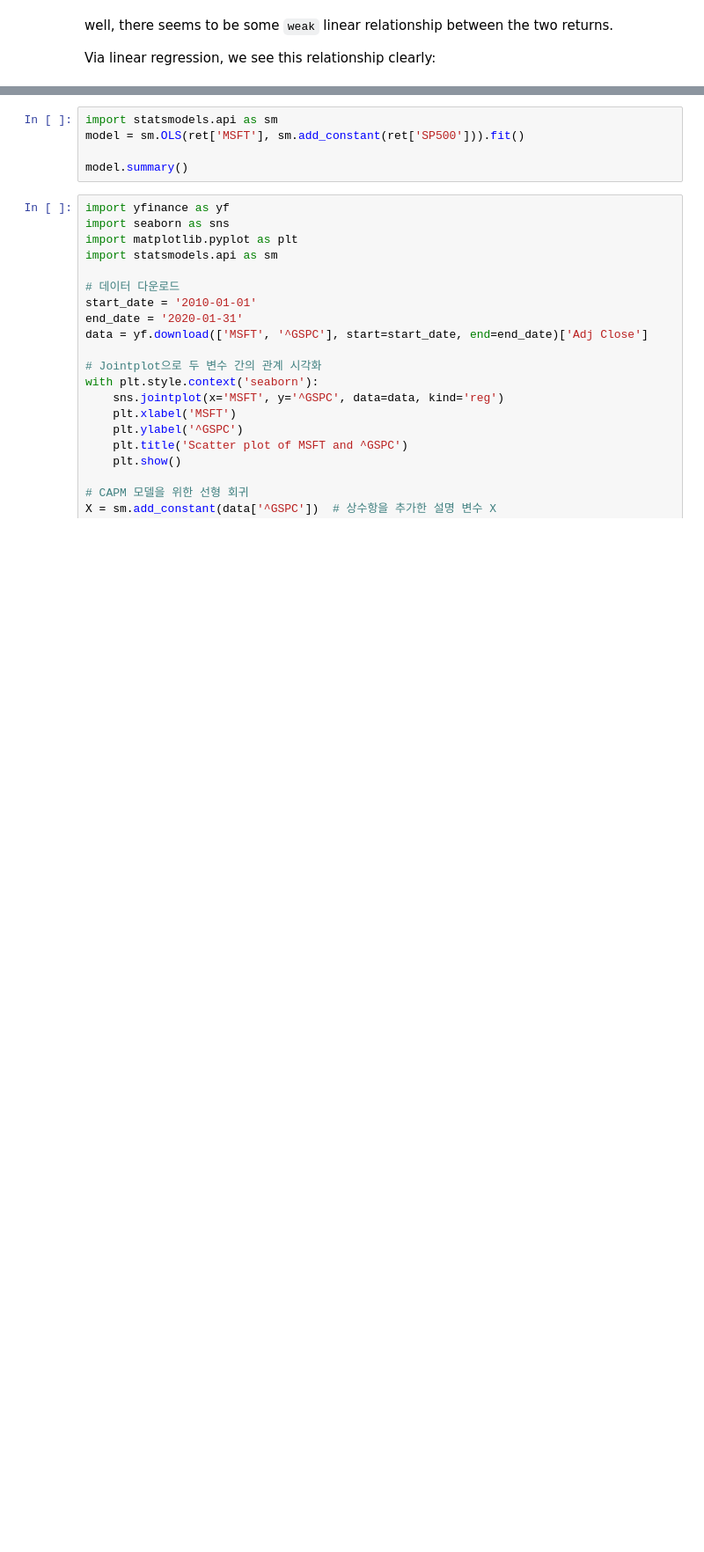
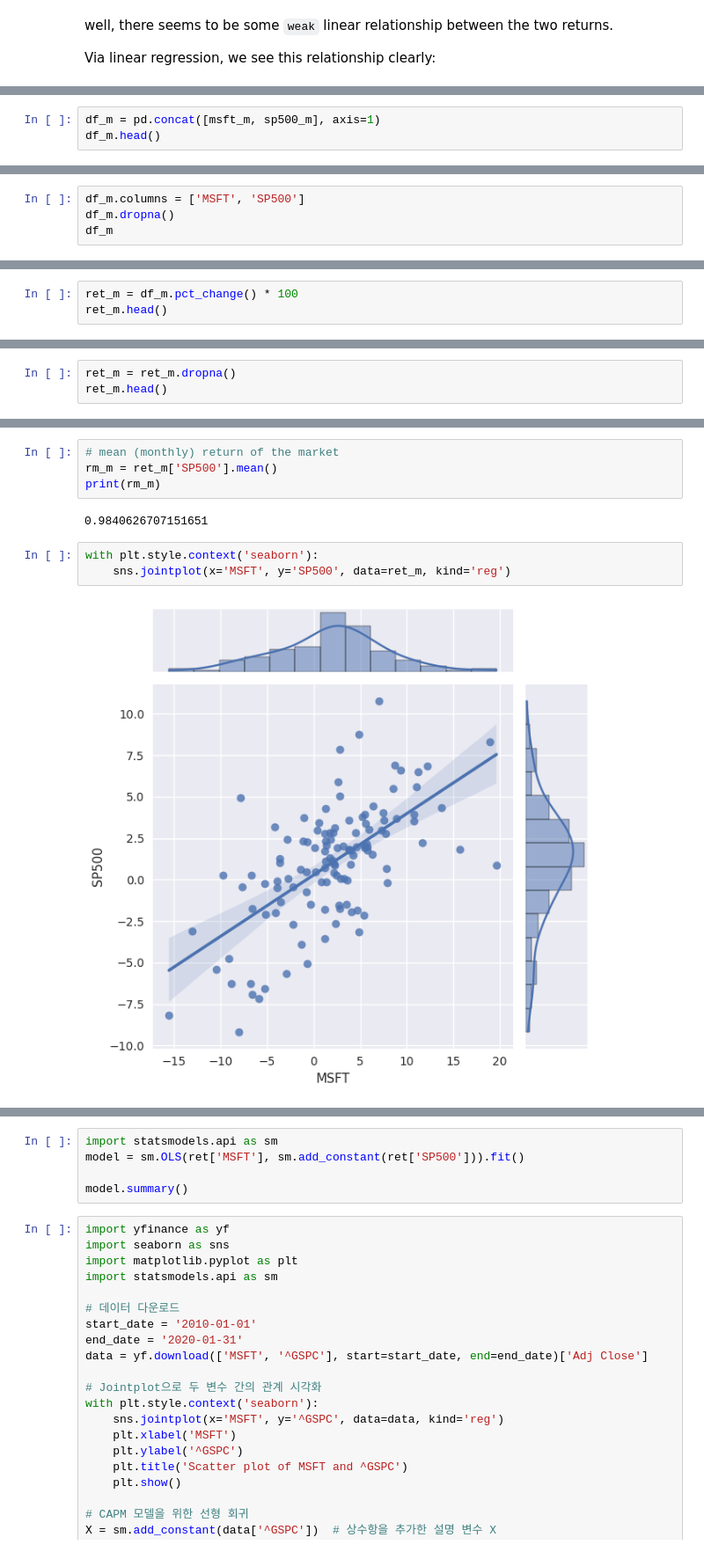
Before and after one commit to wolfinwallst/Financial_Engineering_and_Risk_Management, a Jupyter notebook: Toy Projects/#7 beta_regression analysis.ipynb, the cells around one changed output, grey strips where cells are left out. Shown at 88% size. Drawn from its saved outputs; the diff is of its cells as text; blank space fills up the shorter version.

```diff
--- a/Toy Projects/#7 beta_regression analysis.ipynb
+++ b/Toy Projects/#7 beta_regression analysis.ipynb
@@ -176,0 +229,3 @@ How about the beta ( & alpha) computed via monthly returns?
+# %%
+df_m = pd.concat([msft_m, sp500_m], axis=1)
+df_m.head()
@@ -176,0 +240,4 @@ How about the beta ( & alpha) computed via monthly returns?
+# %%
+df_m.columns = ['MSFT', 'SP500']
+df_m.dropna()
+df_m
@@ -176,0 +259,3 @@ How about the beta ( & alpha) computed via monthly returns?
+# %%
+ret_m = df_m.pct_change() * 100
+ret_m.head()
@@ -176,0 +270,3 @@ How about the beta ( & alpha) computed via monthly returns?
+# %%
+ret_m = ret_m.dropna()
+ret_m.head()
@@ -176,0 +281,11 @@ How about the beta ( & alpha) computed via monthly returns?
+# %%
+# mean (monthly) return of the market
+rm_m = ret_m['SP500'].mean()
+print(rm_m)
+# %% [output]
+0.9840626707151651
+# %%
+with plt.style.context('seaborn'):
+    sns.jointplot(x='MSFT', y='SP500', data=ret_m, kind='reg')
+# %% [output]
+[figure, added]
```
Also changed, not shown: parts of 22 cells of this notebook.
